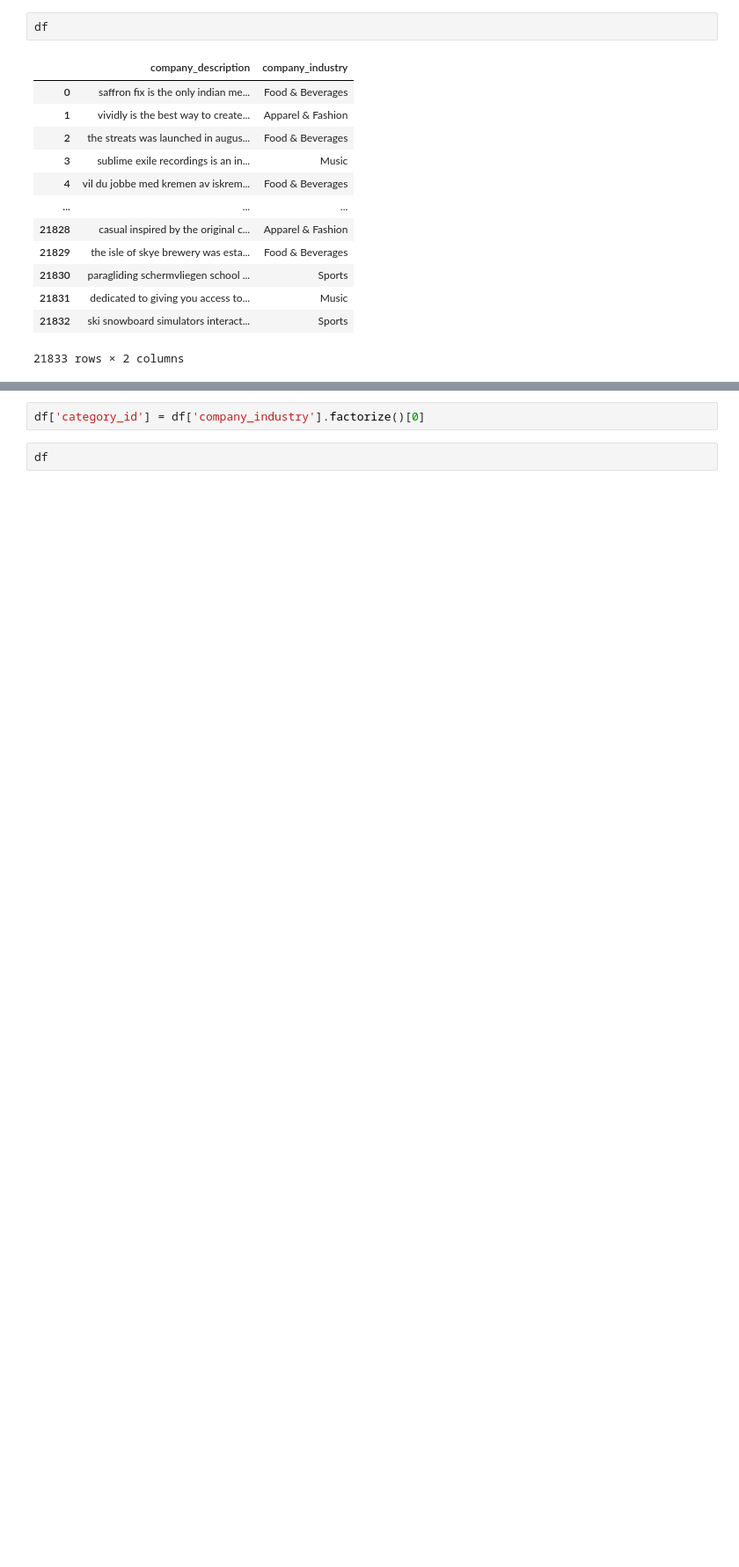
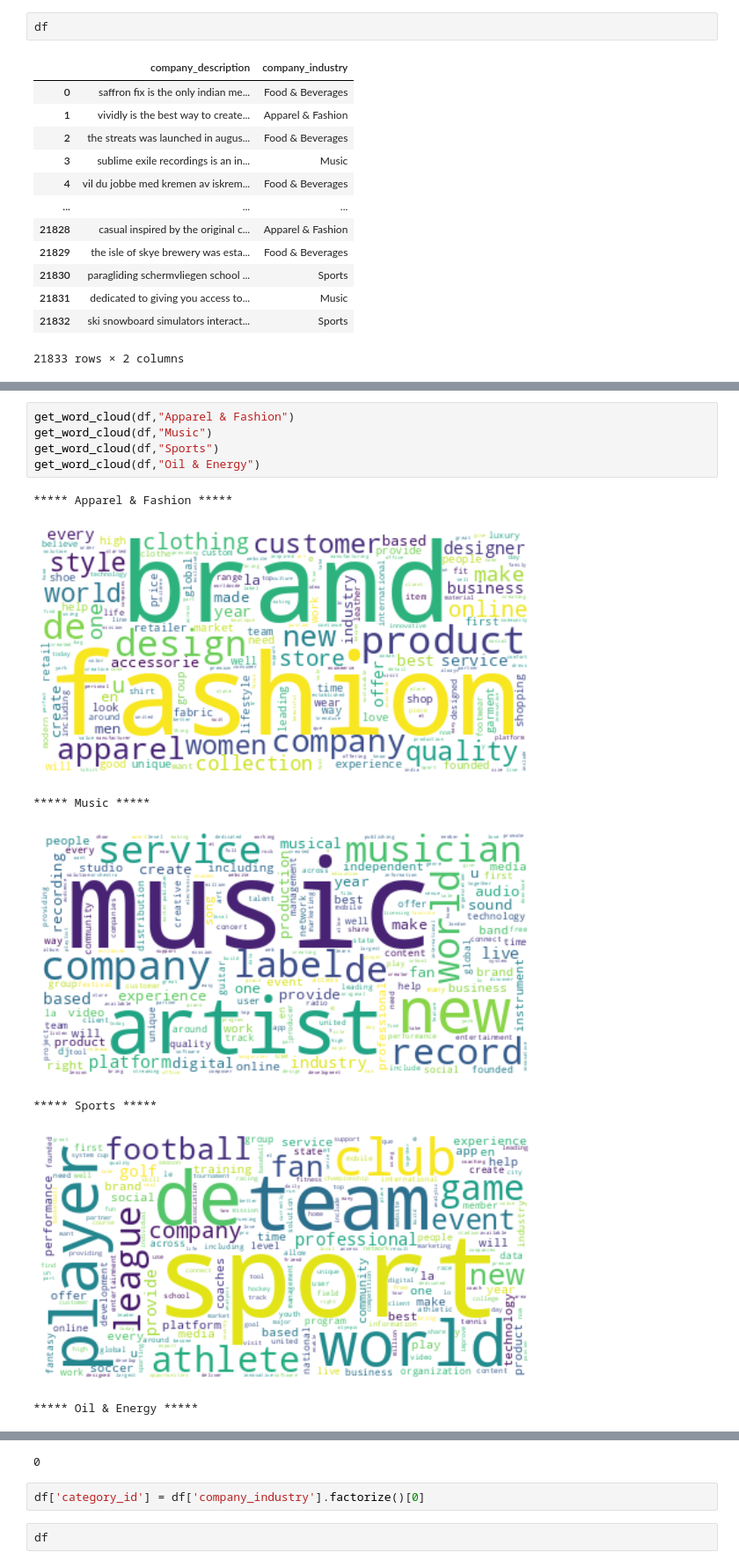
Before and after one commit to mohit-bags/BERT-Notebooks, a Jupyter notebook: Company Sector Determination(Text Classification)/mohit_Industry_Classifier_5_classes.ipynb, the cells around one changed output, grey strips where cells are left out. Shown at 88% size. Saved outputs shown, nothing was run; the diff lists cells and outputs as text; blank space fills up the shorter version.

```diff
--- a/Company Sector Determination(Text Classification)/mohit_Industry_Classifier_5_classes.ipynb
+++ b/Company Sector Determination(Text Classification)/mohit_Industry_Classifier_5_classes.ipynb
@@ -170,0 +134,13 @@ plt.show()
+# %%
+get_word_cloud(df,"Apparel & Fashion")
+get_word_cloud(df,"Music")
+get_word_cloud(df,"Sports")
+get_word_cloud(df,"Oil & Energy")
+# %% [output]
+***** Apparel & Fashion *****
+[figure, added]
+***** Music *****
+[figure, added]
+***** Sports *****
+[figure, added]
+***** Oil & Energy *****
@@ -171,3 +148,4 @@ plt.show()
+0
 # %%
 df['category_id'] = df['company_industry'].factorize()[0]
 # %%
```
Also changed, not shown: parts of 23 cells of this notebook.
